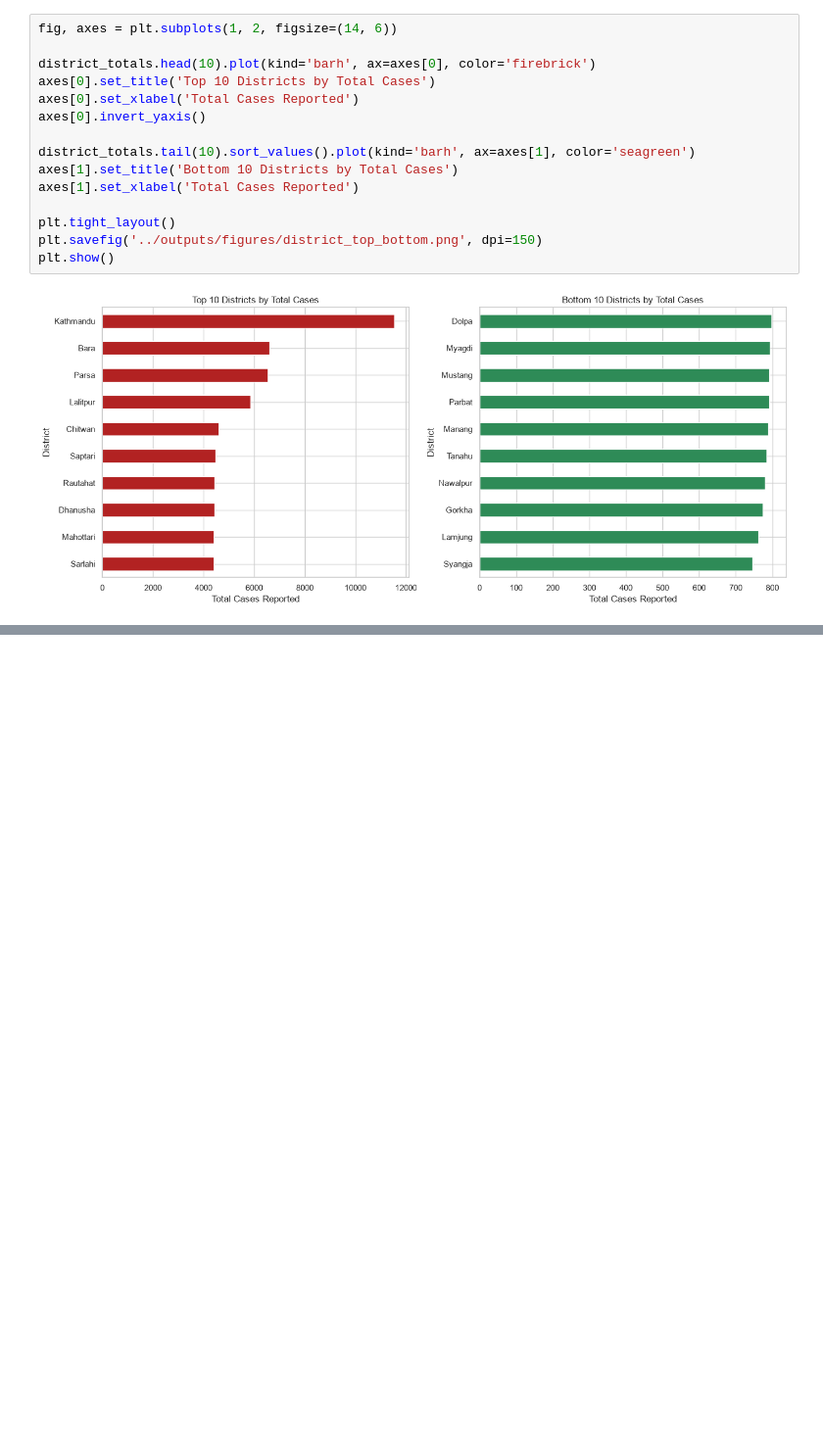
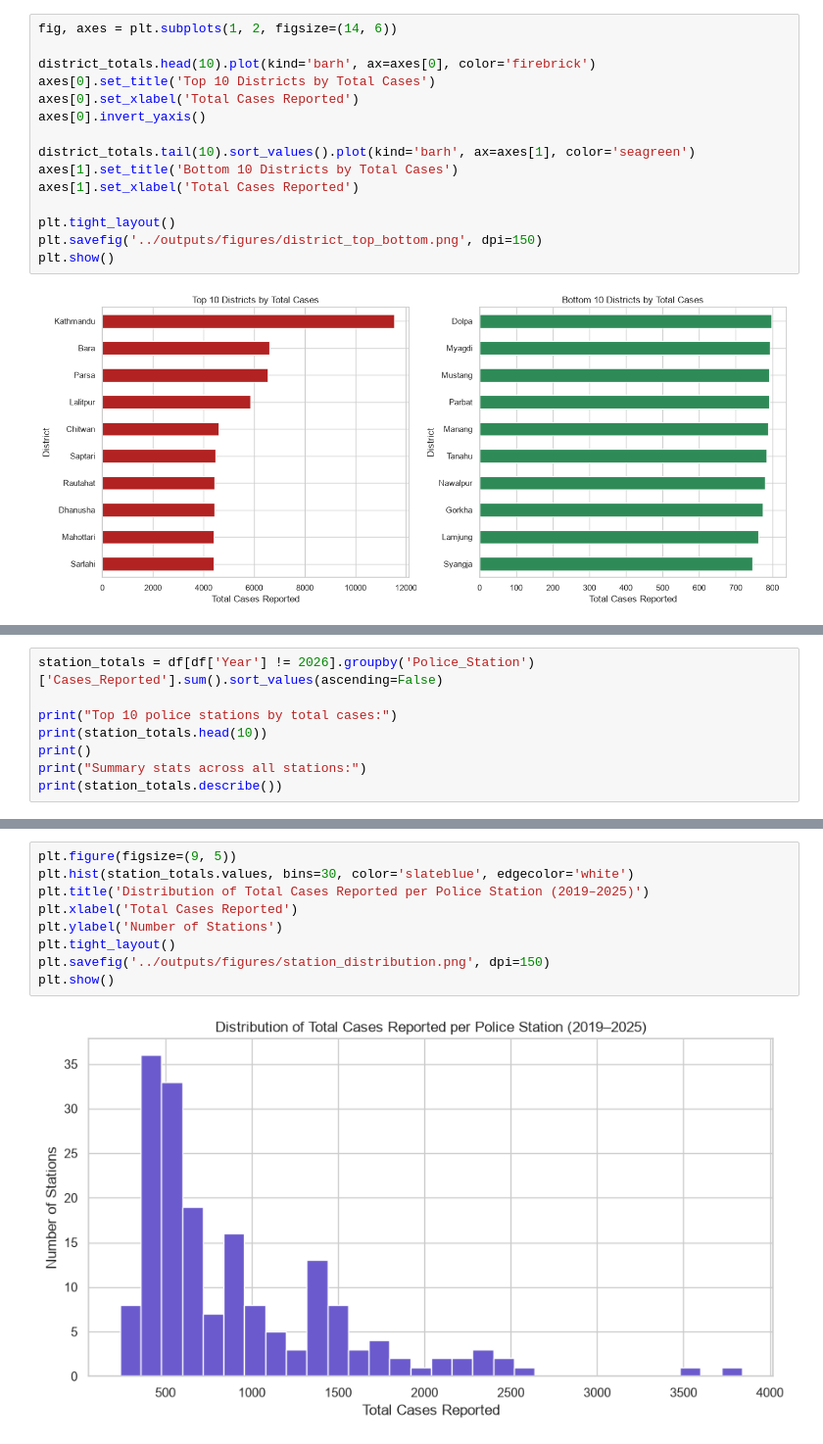
Before and after one commit to rohanpiya/gbv-nepal-eda, a Jupyter notebook: notebooks/01_gbv_nepal_eda.ipynb, the cells around one changed output, grey strips where cells are left out. Shown at 98% size. Saved outputs shown, nothing was run; the diff lists cells and outputs as text; blank space fills up the shorter version.

```diff
--- a/notebooks/01_gbv_nepal_eda.ipynb
+++ b/notebooks/01_gbv_nepal_eda.ipynb
@@ -319,0 +352,8 @@ plt.show()
+# %%
+station_totals = df[df['Year'] != 2026].groupby('Police_Station')['Cases_Reported'].sum().sort_values(ascending=False)
+
+print("Top 10 police stations by total cases:")
+print(station_totals.head(10))
+print()
+print("Summary stats across all stations:")
+print(station_totals.describe())
@@ -319,0 +378,11 @@ plt.show()
+# %%
+plt.figure(figsize=(9, 5))
+plt.hist(station_totals.values, bins=30, color='slateblue', edgecolor='white')
+plt.title('Distribution of Total Cases Reported per Police Station (2019–2025)')
+plt.xlabel('Total Cases Reported')
+plt.ylabel('Number of Stations')
+plt.tight_layout()
+plt.savefig('../outputs/figures/station_distribution.png', dpi=150)
+plt.show()
+# %% [output]
+[figure, added]
```
Also changed, not shown: parts of 4 cells of this notebook, 2 other files.
